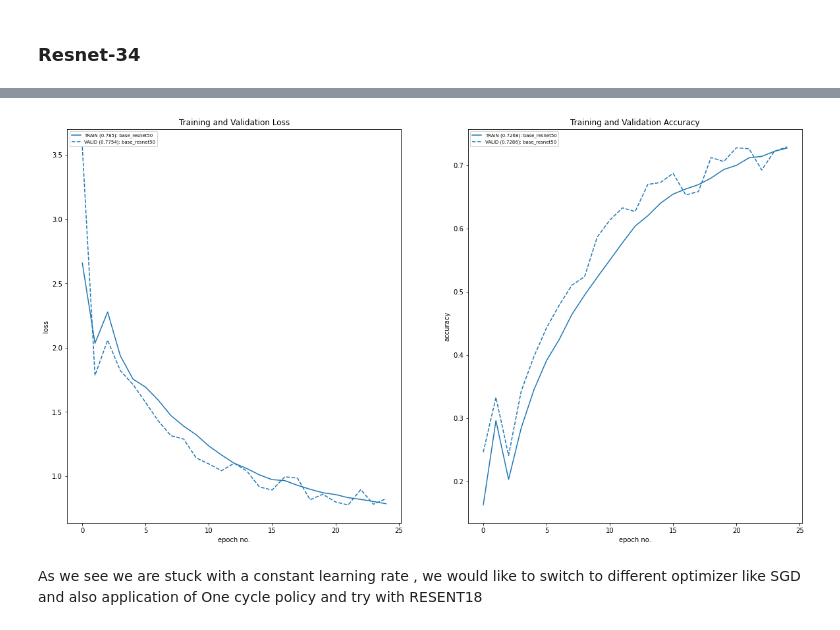
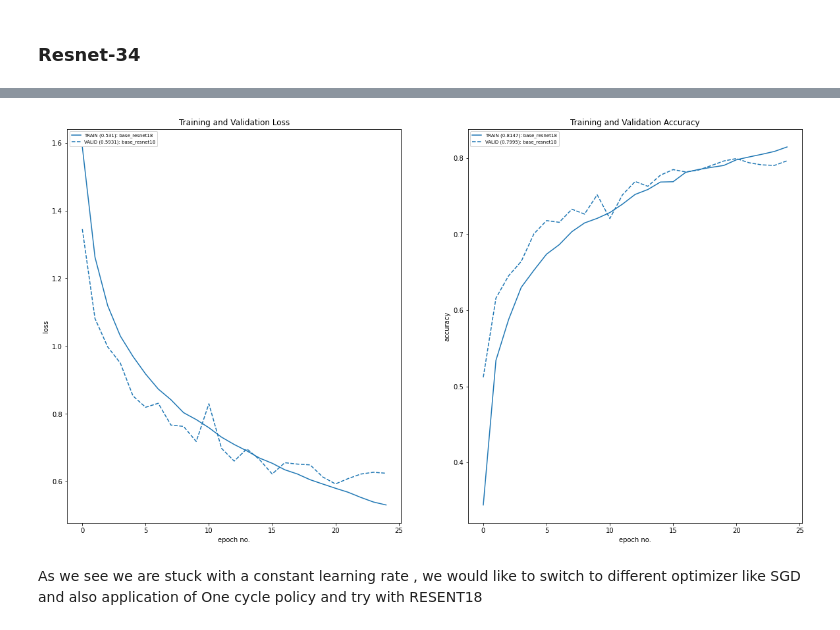
Before and after one commit to soutrik71/advanced_vision_modules_pytorch, a Jupyter notebook: notebook/Session11/assignment.ipynb, the cells around one changed output, grey strips where cells are left out. Cells and saved outputs as stored; diff of their text form; code cells hidden in the pictures.

```diff
--- a/notebook/Session11/assignment.ipynb
+++ b/notebook/Session11/assignment.ipynb
@@ -42,10 +42,10 @@ import seaborn as sns
 from src.utils import gardcam_imageprep,grad_cam_trainer
 # %%
 # Setting up basic training elements
-set_seed(42)
+set_seed(71)
 device = get_device()
 print(device)
 batch_size = 512
 epochs = 25
-learning_rate = 0.005
+learning_rate = 0.5e-3
 # %% [output]
@@ -251,6 +251,6 @@ plot_loss_accuracy(
 # %%
 resnet_model_2 = ResNetX(
-    resnet_variant=model_parameters["resnet50"], img_channels=3, num_classes=10
+    resnet_variant=model_parameters["resnet18"], img_channels=3, num_classes=10
 ).to(device)
 print(resnet_model_2)
 # %% [output]
@@ -297,7 +297,7 @@ optimizer, criterion, metric, early_stopping = model_drivers(
     learning_rate=learning_rate,
     device=device,
     num_classes=num_classes,
-    model_name="resnet_model_50.pt",
+    model_name="resnet_model_18.pt",
 )
 # %%
 train_losses = []
@@ -362,18 +362,18 @@ Avg Test Loss: 1.573107159137726 Avg Test Metric: 0.44267128109931947: 100%|█
 # %%
 plt.figure(figsize=(20, 11))
 plot_loss_accuracy(
     train_loss=[train_losses],
     val_loss=[test_losses],
     train_acc=[train_metrics],
     val_acc=[test_metrics],
-    labels=["base_resnet50"],
+    labels=["base_resnet18"],
     colors=["blue"],
     loss_legend_loc="upper left",
     acc_legend_loc="upper left",
     legend_font=7,
 )
 # %% [output]
-[figure, old version]
+[figure, new version]
 # %% [markdown]
 As we see we are stuck with a constant learning rate , we would like to switch to different optimizer like SGD and also application of One cycle policy and try with RESENT18
 # %%
```
Also changed, not shown: parts of 19 cells of this notebook, 12 other files.
